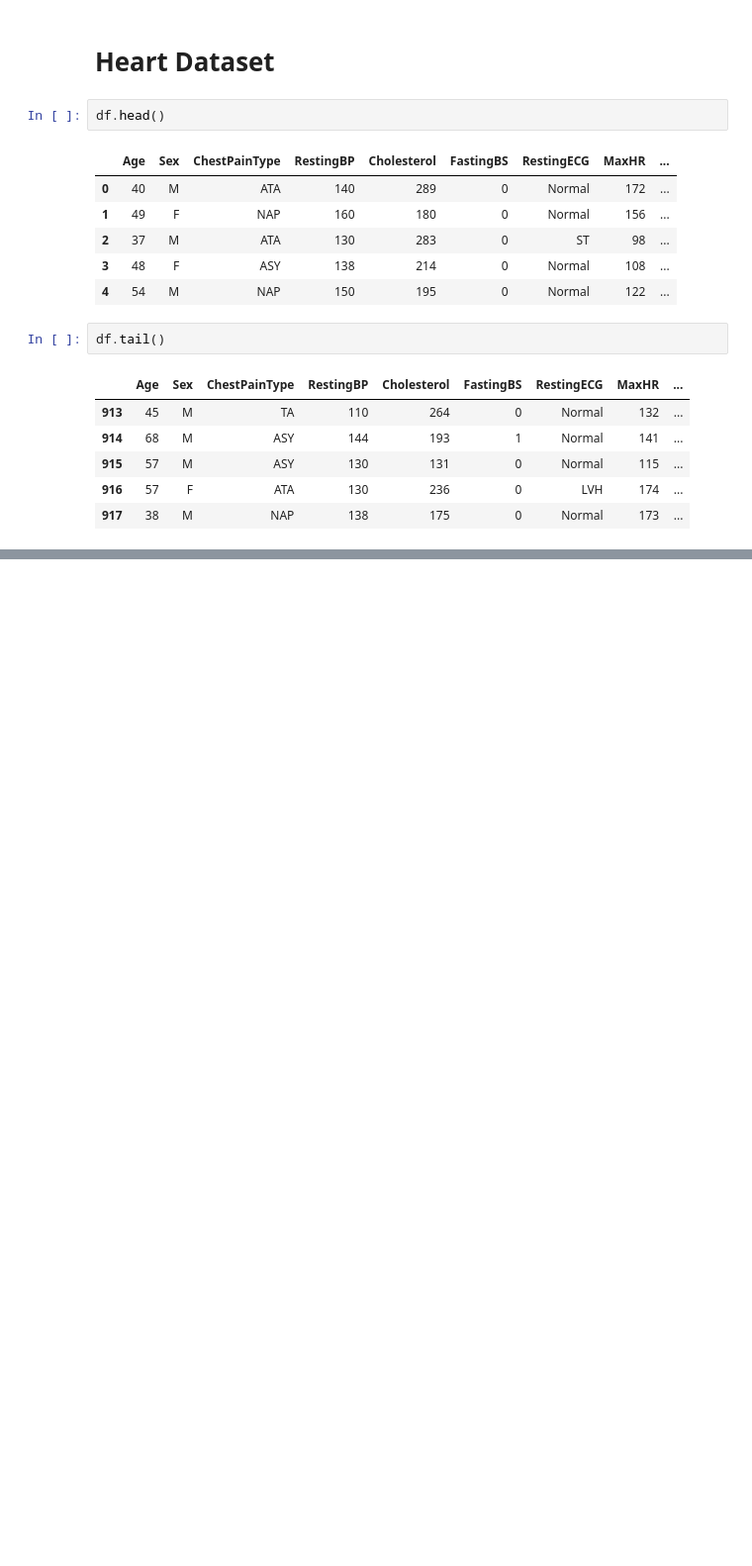
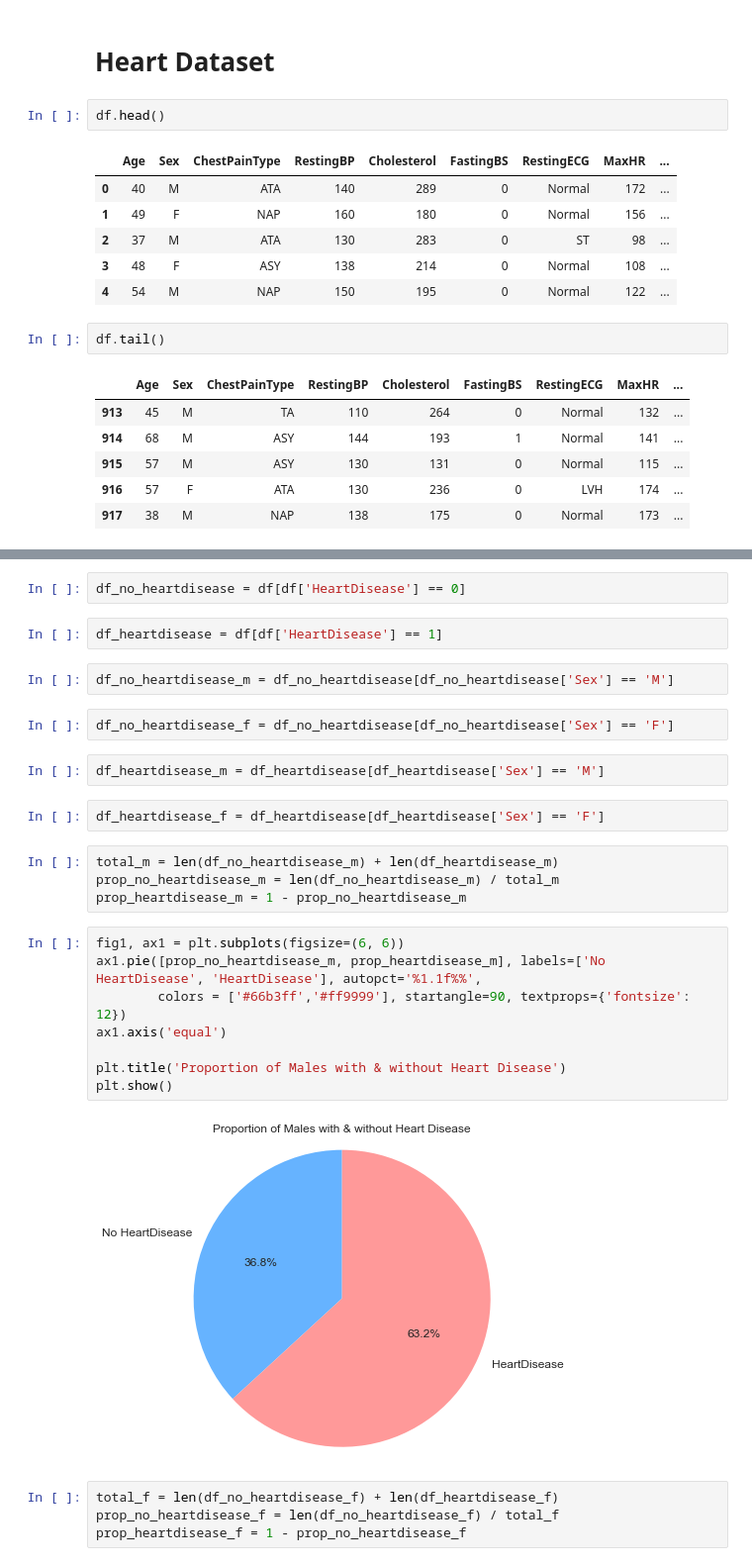
Before and after one commit to TYXuan/heart, a Jupyter notebook: eda.ipynb, the cells around one changed output, grey strips where cells are left out. Shown: that part at 99% size. Saved outputs shown, nothing was run; the diff lists cells and outputs as text; blank space fills up the shorter version.

```diff
--- a/eda.ipynb
+++ b/eda.ipynb
@@ -70,0 +165,30 @@ The following features to be modified for modelling preparation:
+# %%
+df_no_heartdisease = df[df['HeartDisease'] == 0]
+# %%
+df_heartdisease = df[df['HeartDisease'] == 1]
+# %%
+df_no_heartdisease_m = df_no_heartdisease[df_no_heartdisease['Sex'] == 'M']
+# %%
+df_no_heartdisease_f = df_no_heartdisease[df_no_heartdisease['Sex'] == 'F']
+# %%
+df_heartdisease_m = df_heartdisease[df_heartdisease['Sex'] == 'M']
+# %%
+df_heartdisease_f = df_heartdisease[df_heartdisease['Sex'] == 'F']
+# %%
+total_m = len(df_no_heartdisease_m) + len(df_heartdisease_m)
+prop_no_heartdisease_m = len(df_no_heartdisease_m) / total_m
+prop_heartdisease_m = 1 - prop_no_heartdisease_m
+# %%
+fig1, ax1 = plt.subplots(figsize=(6, 6))
+ax1.pie([prop_no_heartdisease_m, prop_heartdisease_m], labels=['No HeartDisease', 'HeartDisease'], autopct='%1.1f%%',
+        colors = ['#66b3ff','#ff9999'], startangle=90, textprops={'fontsize': 12})
+ax1.axis('equal')
+
+plt.title('Proportion of Males with & without Heart Disease')
+plt.show()
+# %% [output]
+[figure, added]
+# %%
+total_f = len(df_no_heartdisease_f) + len(df_heartdisease_f)
+prop_no_heartdisease_f = len(df_no_heartdisease_f) / total_f
+prop_heartdisease_f = 1 - prop_no_heartdisease_f
```
Also changed, not shown: parts of 30 cells of this notebook.
